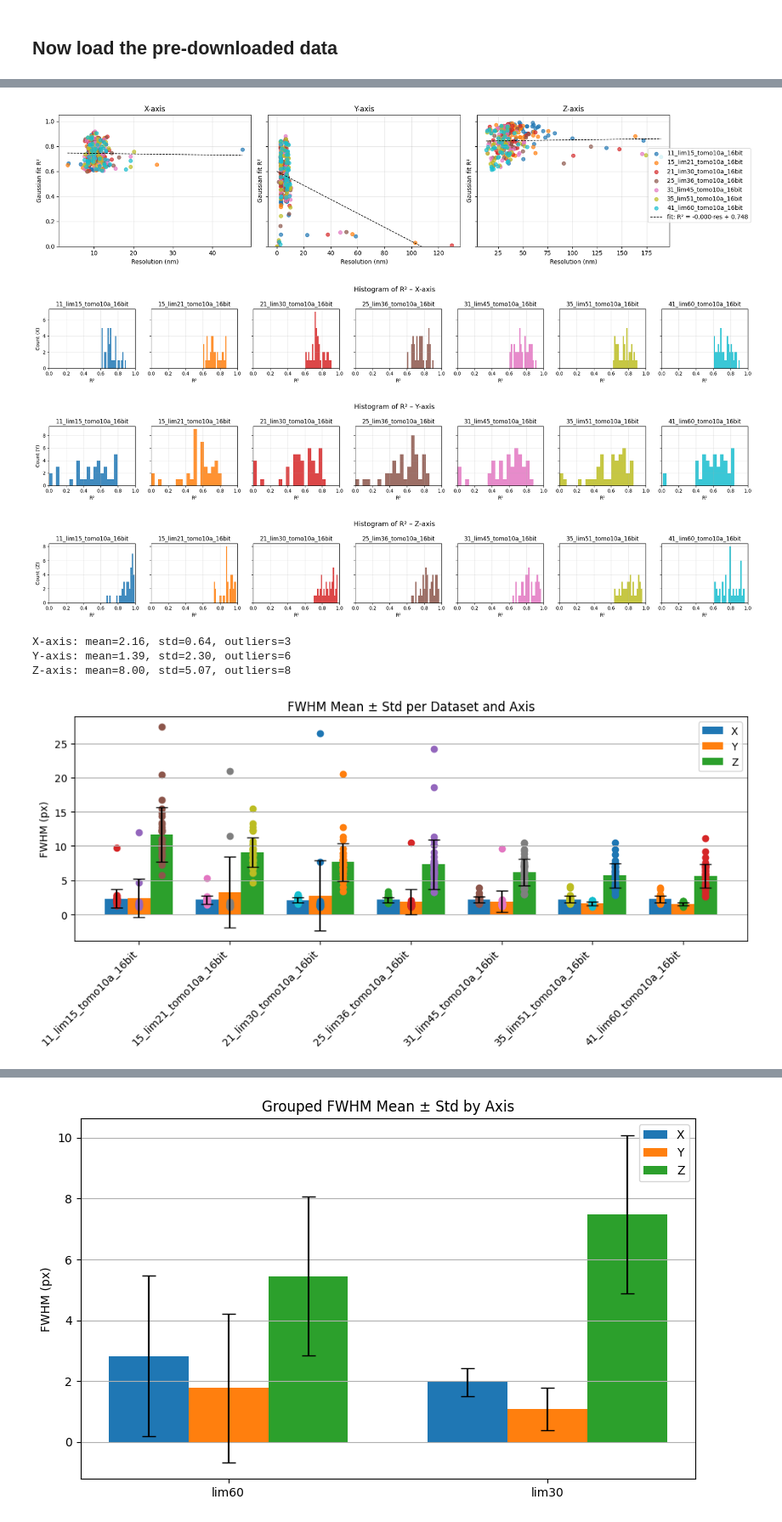
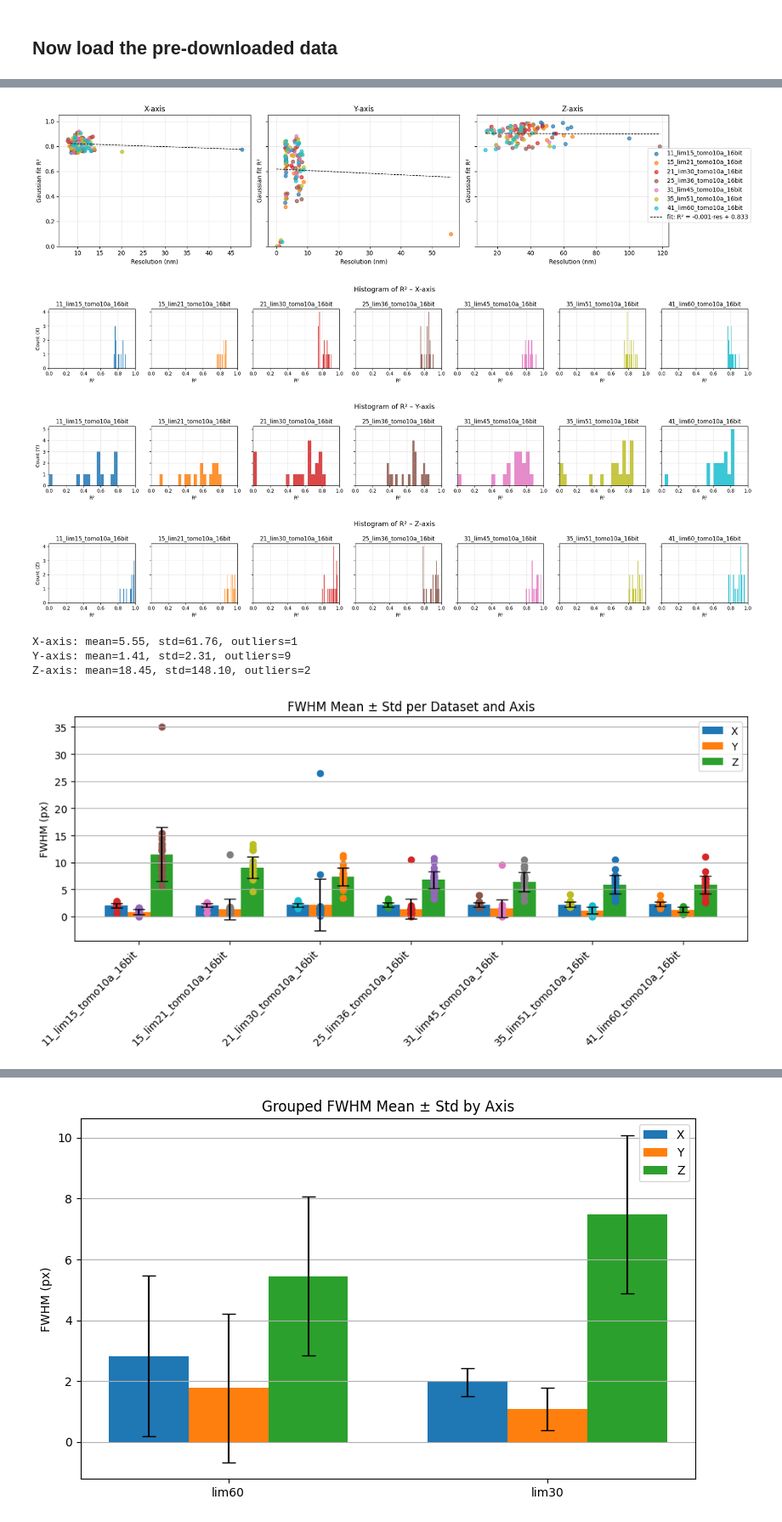
Before and after one commit to kuan-lab/tem-tomo, a Jupyter notebook: bead_resolution/250614_bead_res.ipynb, the cells around one changed output, grey strips where cells are left out. Shown at 85% size. Drawn from its saved outputs; the diff is of its cells as text; code cells hidden in the pictures.

```diff
--- a/bead_resolution/250614_bead_res.ipynb
+++ b/bead_resolution/250614_bead_res.ipynb
@@ -66,11 +64,0 @@ Opened dataset: 11_lim15_tomo10a_16bit
-# %%
-annotation_points = utils.get_annotation_points(annotation)
-bounding_boxes = utils.compute_bounding_boxes(annotation_points, box_size=32)
-
-subvolumes = utils.download_subvolumes_individually(
-    dataset_name=dataset_name,
-    bounding_boxes=bounding_boxes,
-    api_token=my_api_token,
-    organization_id=organization_id,
-    webknossos_url=my_url
-)
@@ -182,7 +127,7 @@ for i_dataset, dataset_name in enumerate(datasets):
     subvolumes, annotation_points = utils.load_subvolumes_from_npz(file_name)
     subvolumes_list.append(subvolumes)
     fwhms_x, fwhms_y, fwhms_z, r2s_x, r2s_y, r2s_z = utils.compute_fwhms_from_subvolumes(subvolumes, bead_diam_nm = bead_diam_nm,
-        pixel_size_nm = px_nm, r2_cutoff = 0.6, linewidth = 1)
+        pixel_size_nm = px_nm, r2_cutoff = -1, linewidth = 1) #don't use r2_cutoff here to keep lengths the same
     all_fwhms_x.append(fwhms_x)
     all_fwhms_y.append(fwhms_y)
     all_fwhms_z.append(fwhms_z)
@@ -279,7 +260,7 @@ fig.legend(handles, labels, loc="center right", bbox_to_anchor=(1.12, 0.5))
 plt.tight_layout()
 plt.show()
 # %% [output]
-[figure, old version]
+[figure, new version]
 # %%
 import numpy as np
 import matplotlib.pyplot as plt
@@ -360,15 +341,15 @@ plot_r2_histograms(all_r2s_x, datasets, "X")
 plot_r2_histograms(all_r2s_y, datasets, "Y")
 plot_r2_histograms(all_r2s_z, datasets, "Z")
 # %% [output]
-[figure, old version]
+[figure, new version]
-[figure, old version]
+[figure, new version]
-[figure, old version]
+[figure, new version]
 # %%
 out_x, out_y, out_z = utils.report_fwhm_outliers(all_fwhms_x, all_fwhms_y, all_fwhms_z)
 # %% [output]
-X-axis: mean=2.16, std=0.64, outliers=3
-Y-axis: mean=1.39, std=2.30, outliers=6
-Z-axis: mean=8.00, std=5.07, outliers=8
+X-axis: mean=5.55, std=61.76, outliers=1
+Y-axis: mean=1.41, std=2.31, outliers=9
+Z-axis: mean=18.45, std=148.10, outliers=2
 # %%
 # Filter in-place: remove FWHM values > 100 from each sublist
 all_fwhms_x = [[val for val in sublist if val <= 30] for sublist in all_fwhms_x]
@@ -379,15 +360,23 @@ all_fwhms_z = [[val for val in sublist if val <= 30] for sublist in all_fwhms_z]
 all_fwhms_x = [[val for val in sublist if val >= 1] for sublist in all_fwhms_x]
 all_fwhms_y = [[val for val in sublist if val >= 1] for sublist in all_fwhms_y]
 all_fwhms_z = [[val for val in sublist if val >= 1] for sublist in all_fwhms_z]
+# %%
+# 1) Build the skip set from your R² fits
+skip_indices = utils.generate_skip_bead_indices(all_r2s_x, all_r2s_z, r2_cutoff=0.6)
+
+# 2) Apply to every per-dataset list you want to clean
+filt_fwhms_x = utils.filter_by_index_excluding(all_fwhms_x, skip_indices)
+filt_fwhms_y = utils.filter_by_index_excluding(all_fwhms_y, skip_indices)
+filt_fwhms_z = utils.filter_by_index_excluding(all_fwhms_z, skip_indices)
 # %%
 from importlib import reload
 reload(utils)
 
-utils.plot_fwhm_summary_by_dataset(all_fwhms_x, all_fwhms_y, all_fwhms_z, dataset_names=datasets)
+utils.plot_fwhm_summary_by_dataset(filt_fwhms_x, filt_fwhms_y, filt_fwhms_z, dataset_names=datasets)
 
 #plt.savefig(figs_dir + '250620_rev_Fig1g_bar_alt.pdf', bbox_inches = 'tight')
 # %% [output]
-[figure, old version]
+[figure, new version]
 # %%
 clean_fwhms_x, clean_fwhms_y, clean_fwhms_z = utils.remove_joint_outliers(
     all_fwhms_x, all_fwhms_y, all_fwhms_z, threshold=100.0
```
Also changed, not shown: parts of 11 cells of this notebook, 2 other files.
